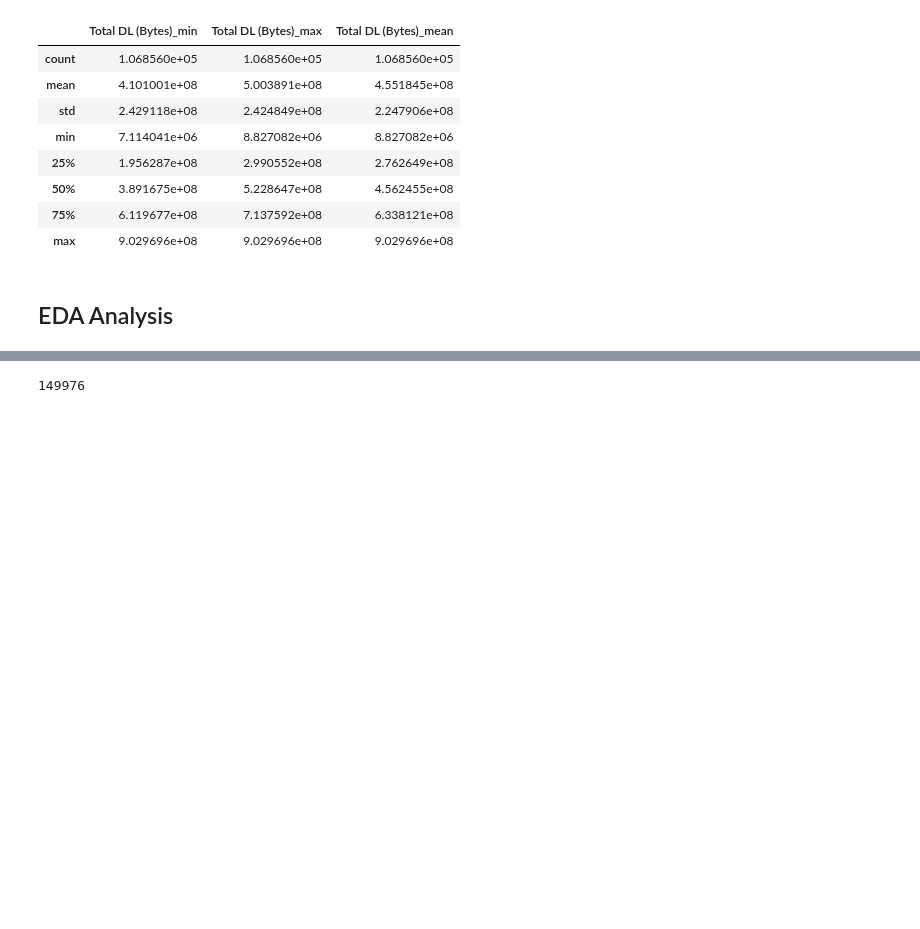
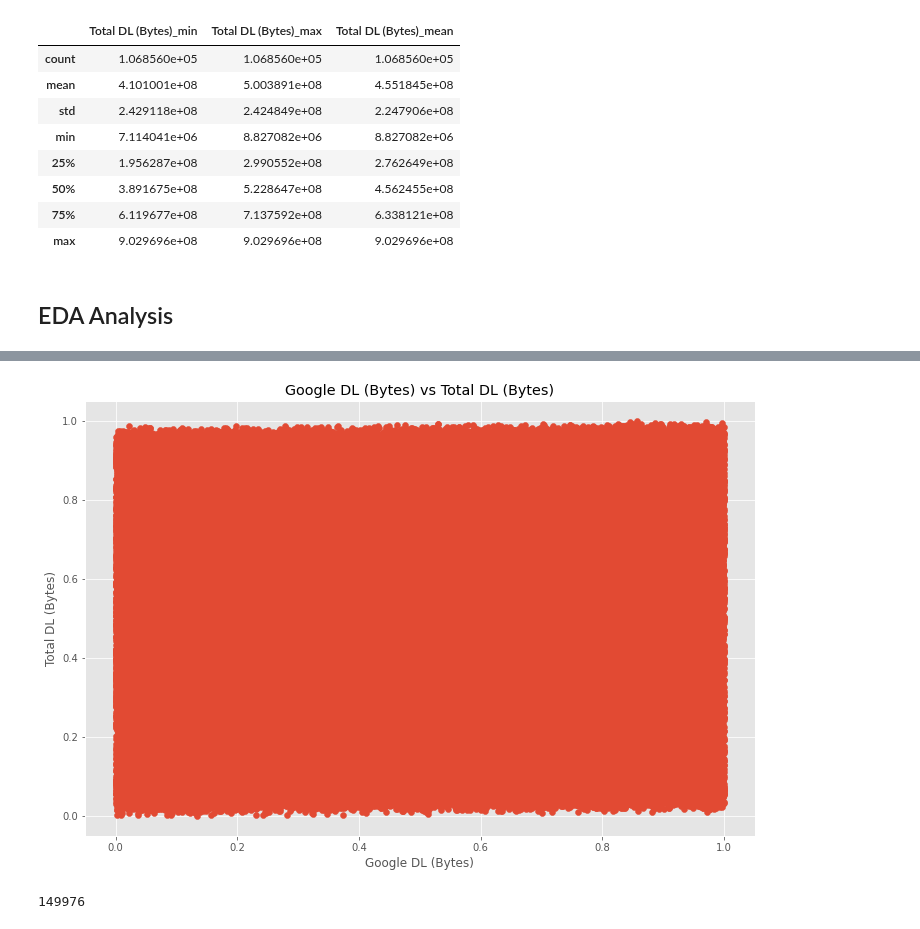
Before and after one commit to tutorialcreation/TelComChallenge, a Jupyter notebook: notebooks/Analysis.ipynb, the cells around one changed output, grey strips where cells are left out. Saved outputs shown, nothing was run; the diff lists cells and outputs as text; code cells hidden in the pictures; blank space fills up the shorter version.

```diff
--- a/notebooks/Analysis.ipynb
+++ b/notebooks/Analysis.ipynb
@@ -434,3 +448,7 @@ TypeError: graphical_analysis() got an unexpected keyword argument 'y'
+# %%
+graphical_analysis(numeric_df,numerical_features,"bivariate","scatter",x=36,y=49)
+# %% [output]
+[figure, added]
 # %%
 X = numerical_transforms
 y = numerical_transforms[]
```
Also changed, not shown: parts of 63 cells of this notebook, 1 other file.
